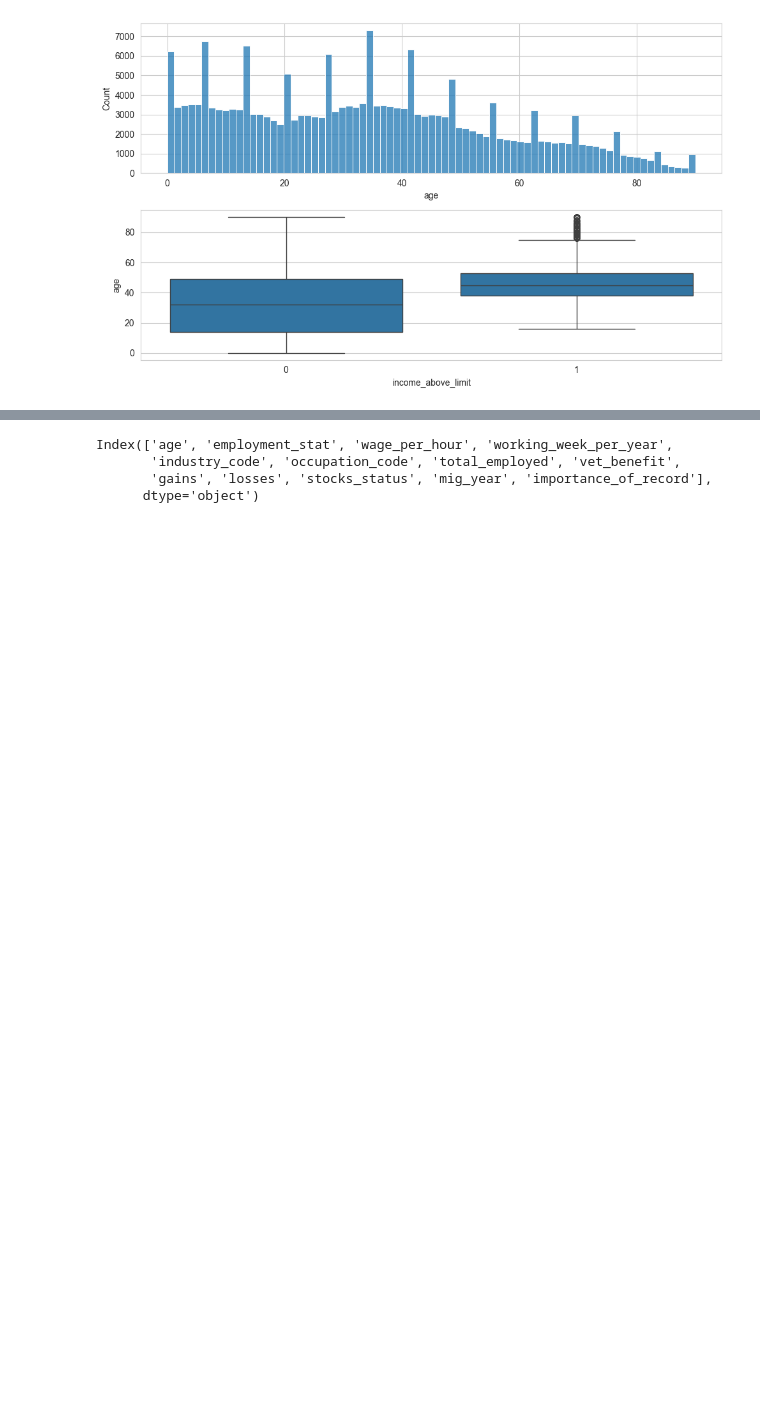
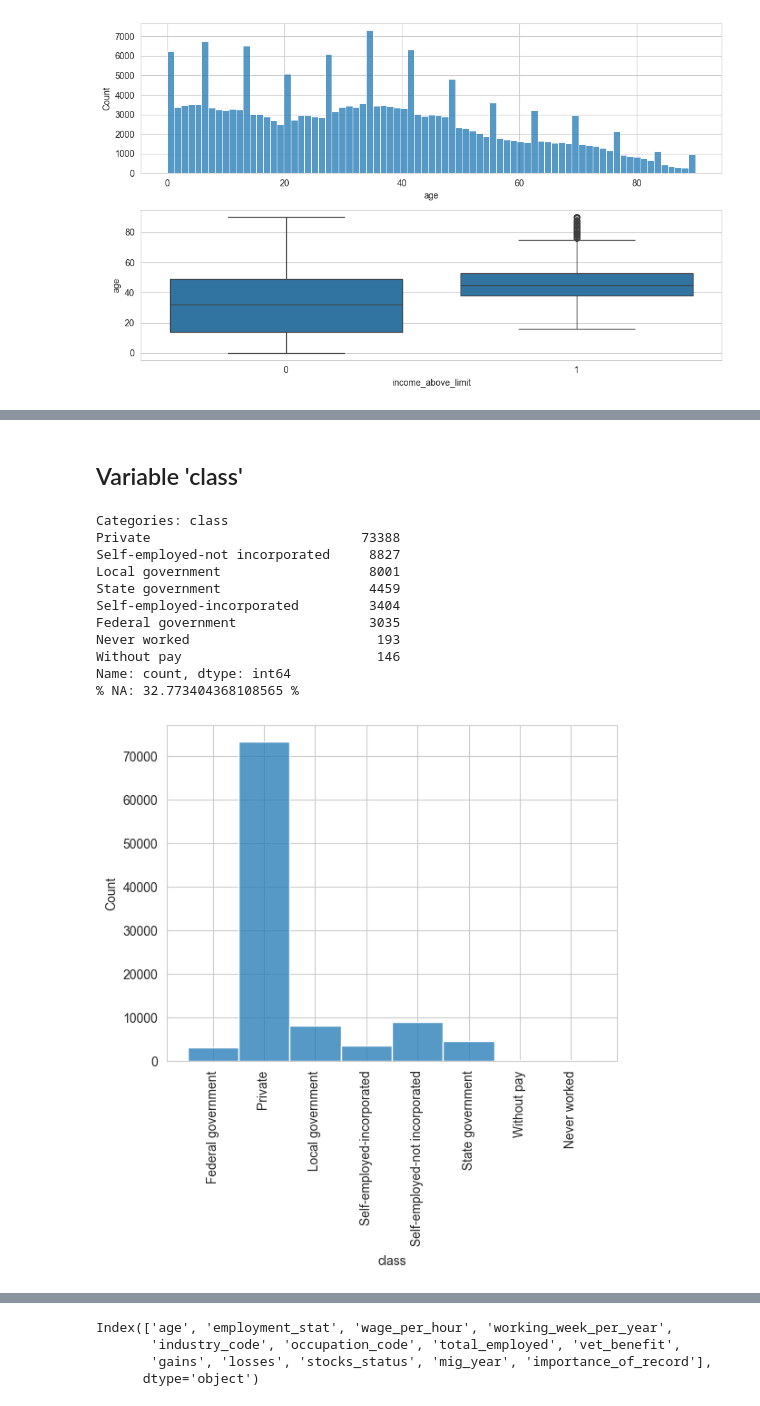
Before and after one commit to hanksnowdon/DataMiningProject, a Jupyter notebook: notebooks/01_EDA.ipynb, the cells around one changed output, grey strips where cells are left out. Cells and saved outputs as stored; diff of their text form; code cells hidden in the pictures; blank space fills up the shorter version.

```diff
--- a/notebooks/01_EDA.ipynb
+++ b/notebooks/01_EDA.ipynb
@@ -166,0 +196,17 @@ num_col = ['age']
+# %% [markdown]
+## Variable 'class'
+# %%
+cat_eda(data_18,'class','income_above_limit',90)
+# %% [output]
+Categories: class
+Private                           73388
+Self-employed-not incorporated     8827
+Local government                   8001
+State government                   4459
+Self-employed-incorporated         3404
+Federal government                 3035
+Never worked                        193
+Without pay                         146
+Name: count, dtype: int64
+% NA: 32.773404368108565 %
+[figure, added]
```
Also changed, not shown: parts of 36 cells of this notebook, 2 other files.
